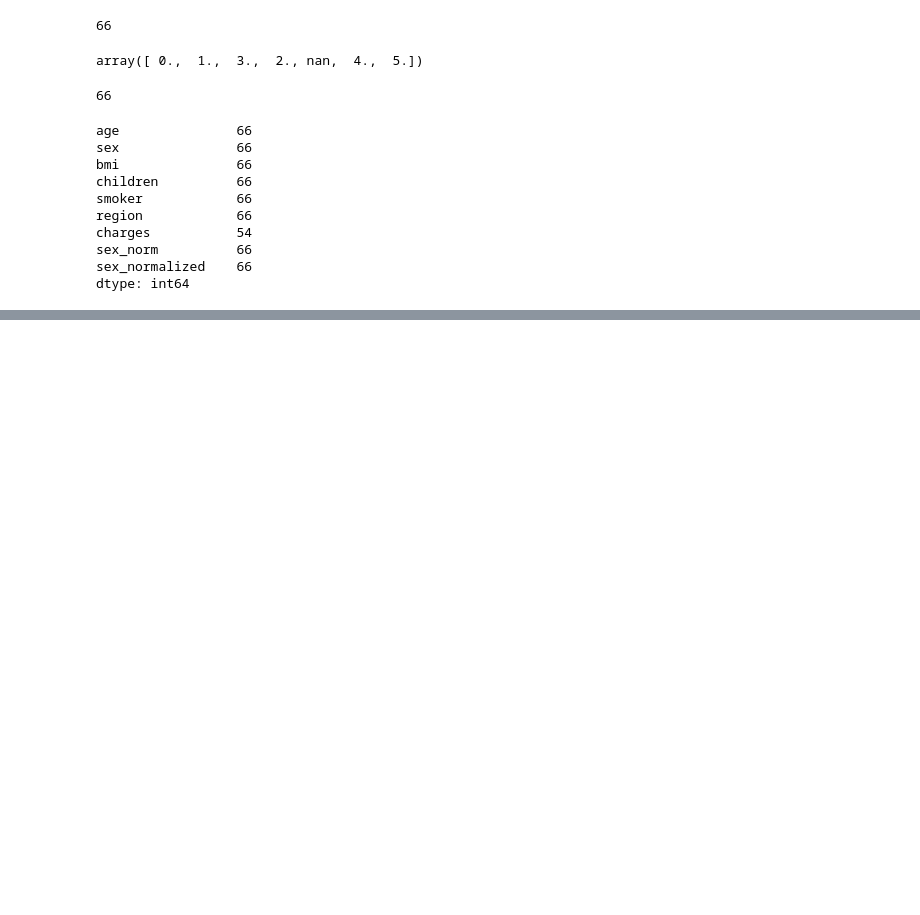
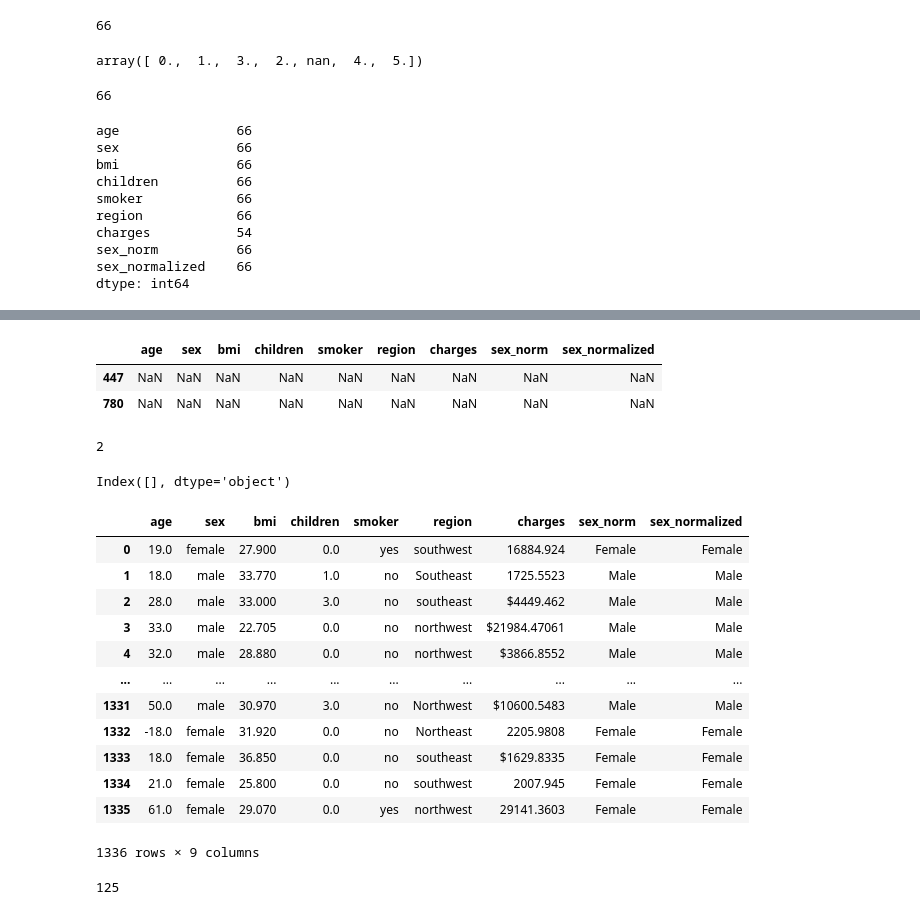
Before and after one commit to jparep/insurance-risk-prediction, a Jupyter notebook: insurance_risk_prediction.ipynb, the cells around one changed output, grey strips where cells are left out. Saved outputs shown, nothing was run; the diff lists cells and outputs as text; code cells hidden in the pictures; blank space fills up the shorter version.

Commit message:
Drop rows with entire row values missing acrross every columns

```diff
--- a/insurance_risk_prediction.ipynb
+++ b/insurance_risk_prediction.ipynb
@@ -261,0 +278,41 @@ dtype: int64
+# %%
+# Check for rows that are entirely null
+df[df.isnull().all(axis=1)]
+# %% [output]
+|  | age | sex | bmi | children | smoker | region | charges | sex_norm | sex_normalized |
+| 447 | NaN | NaN | NaN | NaN | NaN | NaN | NaN | NaN | NaN |
+| 780 | NaN | NaN | NaN | NaN | NaN | NaN | NaN | NaN | NaN |
+# %%
+df.isnull().all(axis=1).sum()
+# %% [output]
+2
+# %%
+# Check for columns that are entirely null
+df.columns[df.isnull().all(axis=0)]
+# %% [output]
+Index([], dtype='object')
+# %%
+# Remove rows with entirely empty
+df_cleaned_rows = df.dropna(how='all').reset_index(drop=True)
+df_cleaned_rows
+# %% [output]
+|  | age | sex | bmi | children | smoker | region | charges | sex_norm | sex_normalized |
+| 0 | 19.0 | female | 27.900 | 0.0 | yes | southwest | 16884.924 | Female | Female |
+| 1 | 18.0 | male | 33.770 | 1.0 | no | Southeast | 1725.5523 | Male | Male |
+| 2 | 28.0 | male | 33.000 | 3.0 | no | southeast | $4449.462 | Male | Male |
+| 3 | 33.0 | male | 22.705 | 0.0 | no | northwest | $21984.47061 | Male | Male |
+| 4 | 32.0 | male | 28.880 | 0.0 | no | northwest | $3866.8552 | Male | Male |
+| ... | ... | ... | ... | ... | ... | ... | ... | ... | ... |
+| 1331 | 50.0 | male | 30.970 | 3.0 | no | Northwest | $10600.5483 | Male | Male |
+| 1332 | -18.0 | female | 31.920 | 0.0 | no | Northeast | 2205.9808 | Female | Female |
+| 1333 | 18.0 | female | 36.850 | 0.0 | no | southeast | $1629.8335 | Female | Female |
+| 1334 | 21.0 | female | 25.800 | 0.0 | no | southwest | 2007.945 | Female | Female |
+| 1335 | 61.0 | female | 29.070 | 0.0 | yes | northwest | 29141.3603 | Female | Female |
+1336 rows × 9 columns
+# %%
+# Check how many columns have mssing values at the same row index as others
+df_same_index = df_cleaned_rows.isnull().sum(axis=1)
+result = df_same_index[df_same_index > 1].count()
+result
+# %% [output]
+125
```
Also changed, not shown: parts of 1 cell of this notebook.
